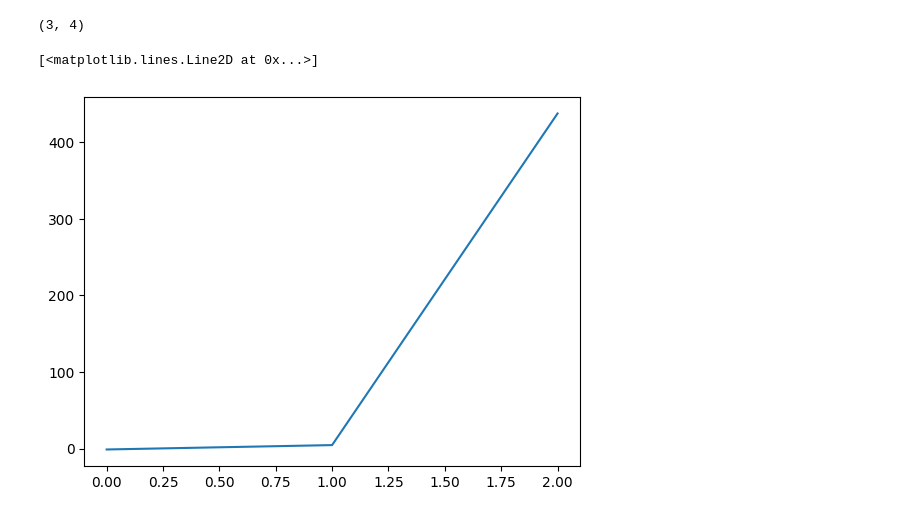
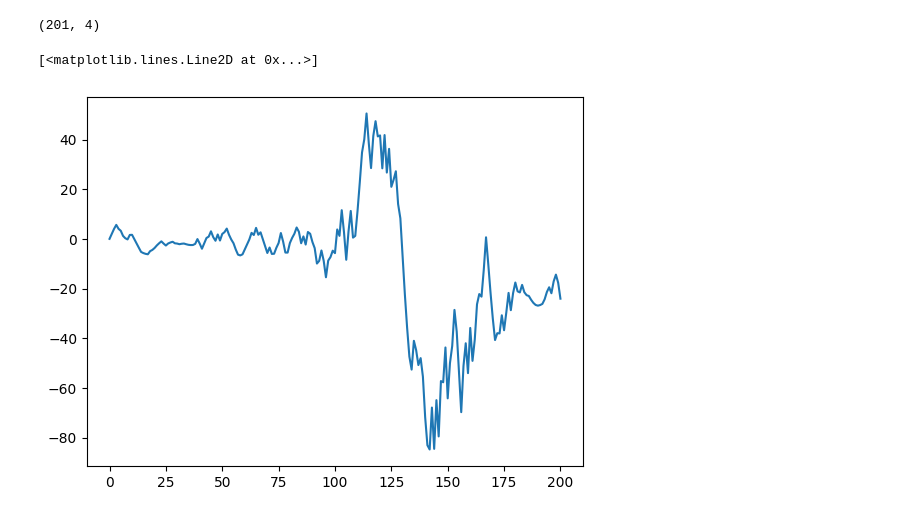
Before and after one commit to AlexanderPizzaHub/MPC, a Jupyter notebook: MPC_obstacle/test_stablizing.ipynb, the cells around one changed output. Drawn from its saved outputs; the diff is of its cells as text; code cells hidden in the pictures.

```diff
--- a/MPC_obstacle/test_stablizing.ipynb
+++ b/MPC_obstacle/test_stablizing.ipynb
@@ -15,12 +15,21 @@ Q = np.array(
         [0,30,0,1]
     ]
 )
-R = 10.*np.eye(2)
+R = 1.*np.eye(2)
 F = Q
 
 ctrl.set_cost(Q,R,F)
 # %%
 CL = 2
+
+def f(x,u):
+    return np.array([
+        [(np.cos(x[2])*x[3])[0]],
+        [(np.sin(x[2])*x[3])[0]],
+        [((np.tan(u[1])/CL)*x[3])[0]],
+        [(0.5*u[0])[0]]
+    ])
+
 def matrix_iterator(x0,u0):
     A = np.array([
         [0,    0,  (-np.sin(x0[2])*x0[3])[0],   (np.cos(x0[2]))[0]],
@@ -39,12 +48,13 @@ def matrix_iterator(x0,u0):
         ]
     )
 
-    f0 = np.array([
+    '''f0 = np.array([
         [(np.cos(x0[2])*x0[3])[0]],
         [(np.sin(x0[2])*x0[3])[0]],
         [((np.tan(u0[1])/CL)*x0[3])[0]],
         [(0.5*u0[0])[0]]
-    ])
+    ])'''
+    f0 = f(x0,u0)
 
     return A,B,f0
 
@@ -73,17 +83,18 @@ u0 = np.array(
     ]
 )
 # %%
-ctrl.pred_horizon = 30
+ctrl.pred_horizon = 20
 xlist = [x0]
 ulist = [u0]
-for i in range(2):
+ctrl.setup_model(f)
+for i in range(200):
     A,B,f0 = matrix_iterator(x0,u0)
-    ctrl.update_dynamics(A,B,f0)
+    ctrl.update_dynamics(A,x0,B,u0,f0)
     ctrl.discretize(0.1)
+    x0 = ctrl.apply_control(x0,u0)
     ctrl.setup_qp_linear(x0,u0,xd)
     u = ctrl.solve_qp(x0)
     u0 = u[0:2].reshape(-1,1)
-    x0 = ctrl.apply_control(x0,u0)
     xlist.append(x0)
     ulist.append(u0)
     #print('stepped')
@@ -93,10 +104,10 @@ import matplotlib.pyplot as plt
 xm = np.array(xlist).squeeze(-1)
 print(xm.shape)
 # %% [output]
-(3, 4)
+(201, 4)
 # %%
-plt.plot(xm[0:10,1])
+plt.plot(xm[:,0])
 # %% [output]
 [<matplotlib.lines.Line2D at 0x...>]
-[figure, old version]
+[figure, new version]
 # %%
```
Also changed, not shown: parts of 3 cells of this notebook, 3 other files.
